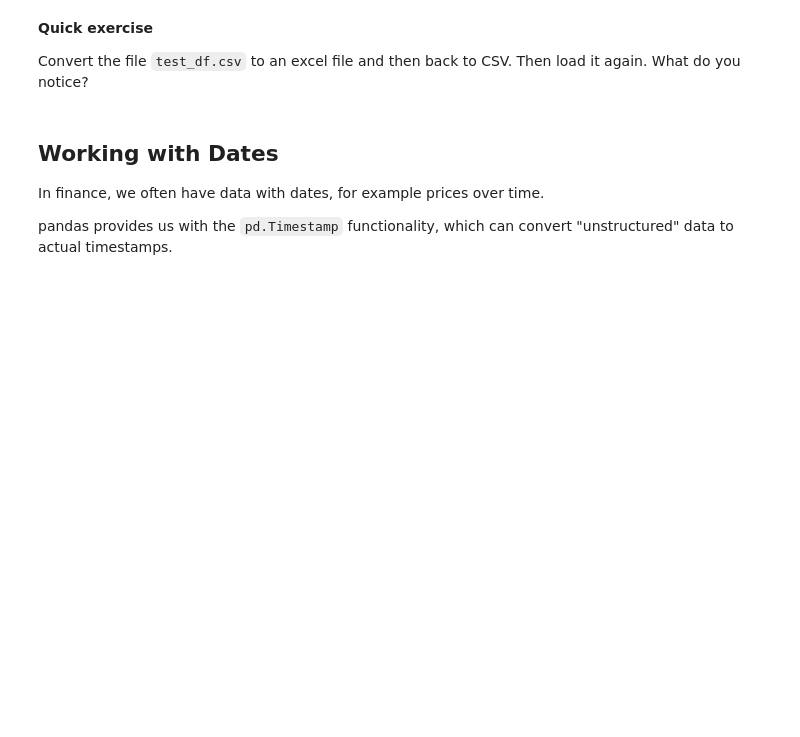
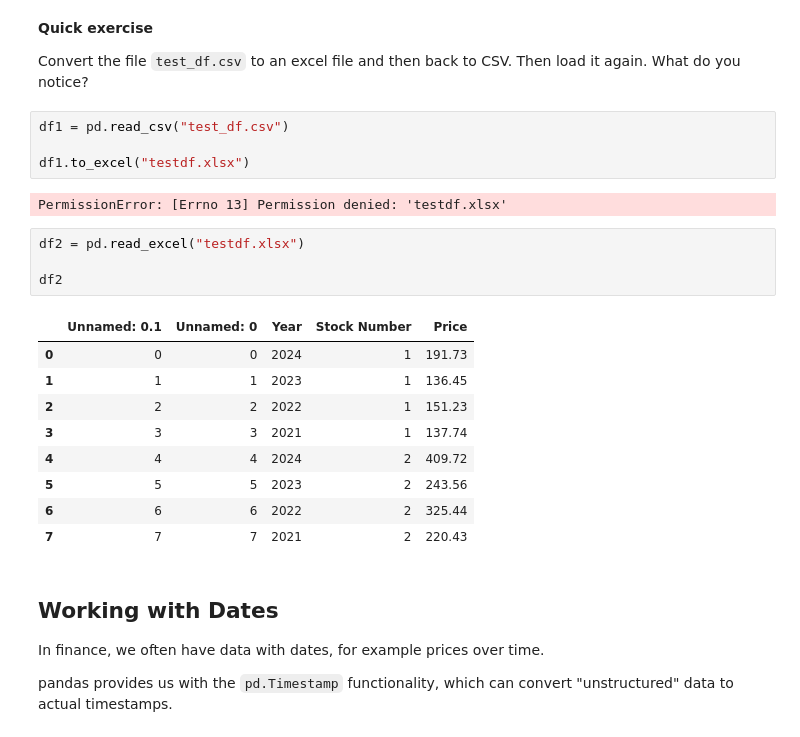
Before and after one commit to Segtanof/pyfin, a Jupyter notebook: 04_Data_Structures_and_IO.ipynb, the cells around one changed output. Saved outputs shown, nothing was run; the diff lists cells and outputs as text; blank space fills up the shorter version.

```diff
--- a/04_Data_Structures_and_IO.ipynb
+++ b/04_Data_Structures_and_IO.ipynb
@@ -137,6 +268,26 @@ data.to_csv("test_df.csv")
 **Quick exercise**
 
 Convert the file `test_df.csv` to an excel file and then back to CSV. Then load it again. What do you notice?
+# %%
+df1 = pd.read_csv("test_df.csv")
+
+df1.to_excel("testdf.xlsx")
+# %% [output]
+PermissionError: [Errno 13] Permission denied: 'testdf.xlsx'
+# %%
+df2 = pd.read_excel("testdf.xlsx")
+
+df2
+# %% [output]
+|  | Unnamed: 0.1 | Unnamed: 0 | Year | Stock Number | Price |
+| 0 | 0 | 0 | 2024 | 1 | 191.73 |
+| 1 | 1 | 1 | 2023 | 1 | 136.45 |
+| 2 | 2 | 2 | 2022 | 1 | 151.23 |
+| 3 | 3 | 3 | 2021 | 1 | 137.74 |
+| 4 | 4 | 4 | 2024 | 2 | 409.72 |
+| 5 | 5 | 5 | 2023 | 2 | 243.56 |
+| 6 | 6 | 6 | 2022 | 2 | 325.44 |
+| 7 | 7 | 7 | 2021 | 2 | 220.43 |
 # %% [markdown]
 ## Working with Dates
 In finance, we often have data with dates, for example prices over time.
```
Also changed, not shown: parts of 75 cells of this notebook, 6 other files.
